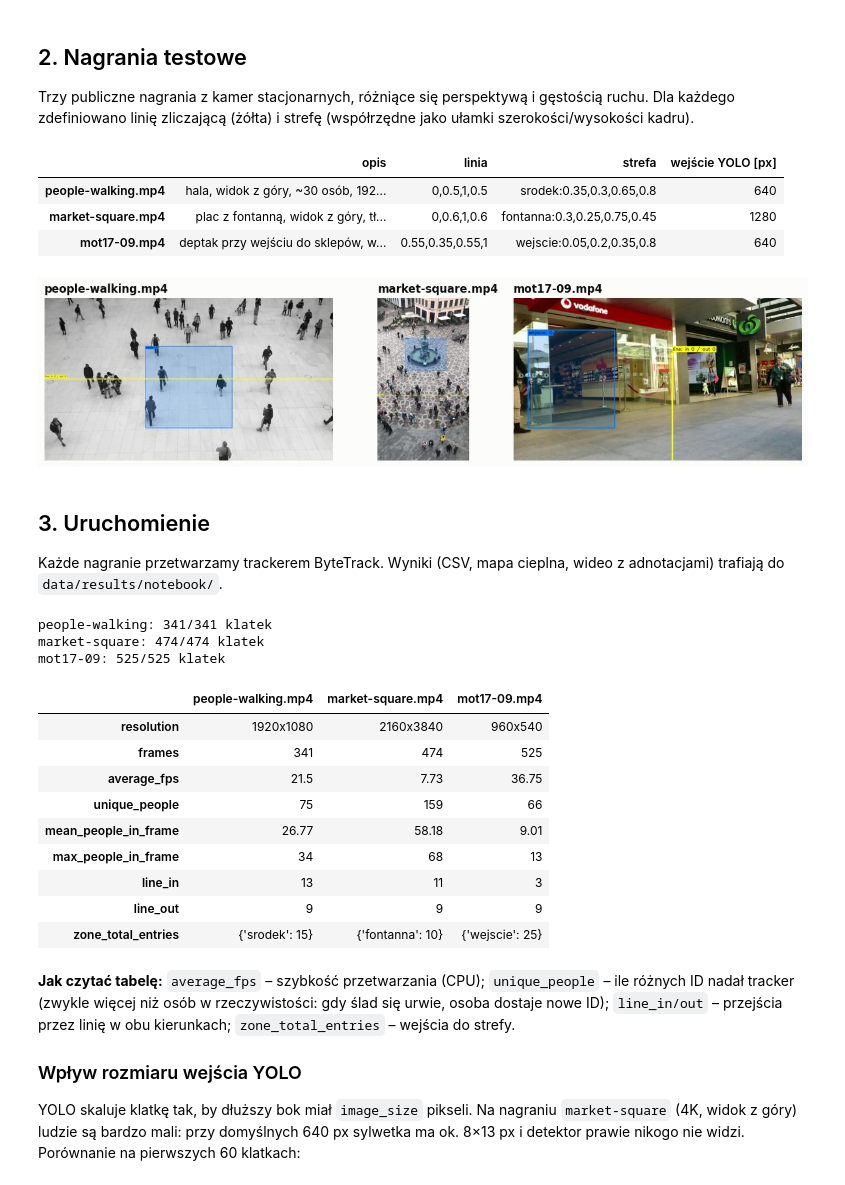
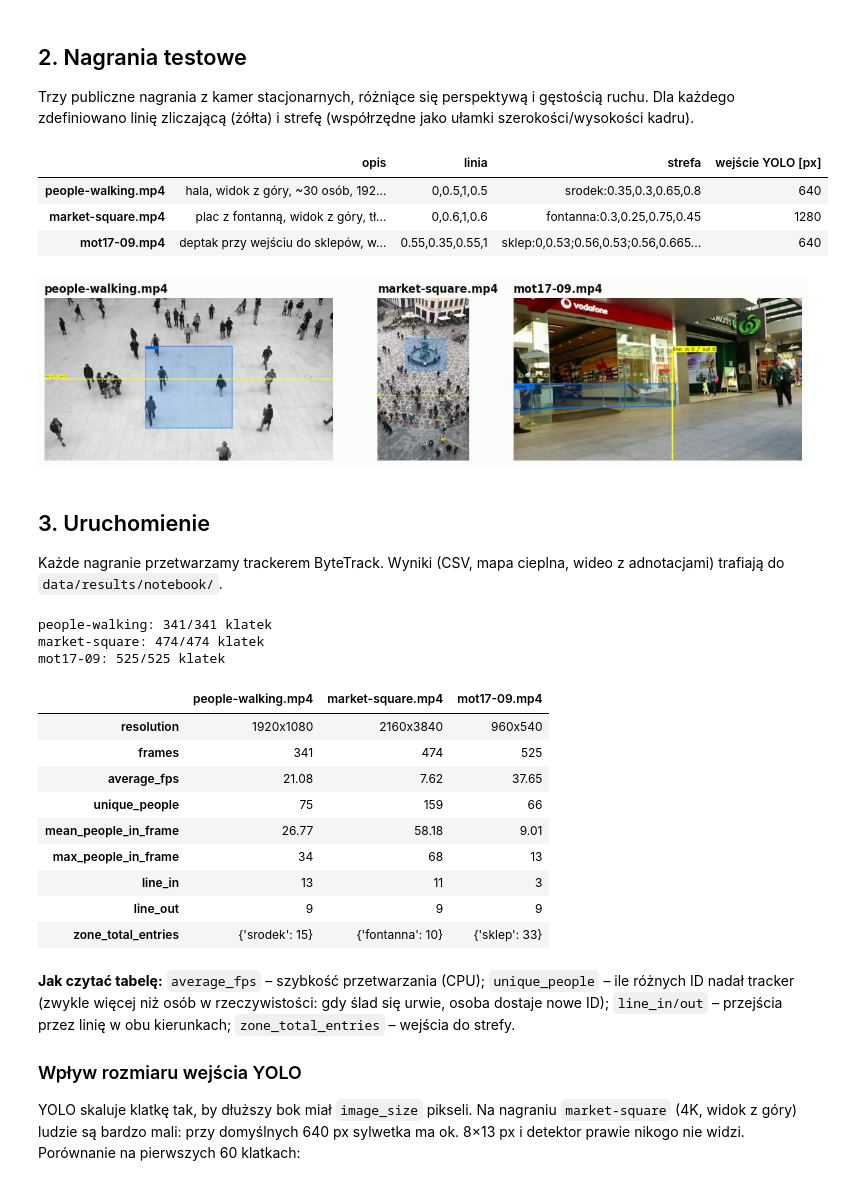
Before and after one commit to OutlanderWW/AIIN, a Jupyter notebook: demo.ipynb, the cells around one changed output. Drawn from its saved outputs; the diff is of its cells as text; code cells hidden in the pictures.

```diff
--- a/demo.ipynb
+++ b/demo.ipynb
@@ -62,36 +62,36 @@ Dla każdego zdefiniowano linię zliczającą (żółta) i strefę (współrzęd
 # %%
 %matplotlib inline
 %config InlineBackend.figure_formats = ["jpeg"]  # zdjęcia w JPEG – mniejszy plik notebooka
 import cv2
 import matplotlib.pyplot as plt
 import pandas as pd
 from IPython.display import display
 
 from analysis import LineCounter, ZoneMonitor
 from analysis.trajectory_analysis import occupancy_heatmap, summarize_tracks
 from runner import RunConfig, parse_line, parse_zone, run
-from videos import TEST_VIDEOS, download_test_videos
+from videos import NOTEBOOK_VIDEOS, TEST_VIDEOS, download_test_videos
 from visualization import draw_line_counter, draw_zones
 from visualization import plots
 
 pd.set_option("display.precision", 2)
 RESULTS = "data/results/notebook"
 
 
 def show(fig):
     display(fig)
     plt.close(fig)
 
 
-paths = download_test_videos()
+paths = download_test_videos(NOTEBOOK_VIDEOS)
 pd.DataFrame({name: {"opis": info["description"], "linia": info["line"], "strefa": info["zones"][0],
                      "wejście YOLO [px]": info["image_size"]}
-              for name, info in TEST_VIDEOS.items()}).T
+              for name, info in TEST_VIDEOS.items() if name in paths}).T
 # %% [output]
 |  | opis | linia | strefa | wejście YOLO [px] |
 | people-walking.mp4 | hala, widok z góry, ~30 osób, 192... | 0,0.5,1,0.5 | srodek:0.35,0.3,0.65,0.8 | 640 |
 | market-square.mp4 | plac z fontanną, widok z góry, tł... | 0,0.6,1,0.6 | fontanna:0.3,0.25,0.75,0.45 | 1280 |
-| mot17-09.mp4 | deptak przy wejściu do sklepów, w... | 0.55,0.35,0.55,1 | wejscie:0.05,0.2,0.35,0.8 | 640 |
+| mot17-09.mp4 | deptak przy wejściu do sklepów, w... | 0.55,0.35,0.55,1 | sklep:0,0.53;0.56,0.53;0.56,0.665... | 640 |
 # %%
 fig, axes = plt.subplots(1, 3, figsize=(15, 6), gridspec_kw={"width_ratios": [16 / 9, 9 / 16, 16 / 9]})
 for ax, (name, path) in zip(axes, paths.items()):
@@ -106,7 +106,7 @@ for ax, (name, path) in zip(axes, paths.items()):
     ax.set_axis_off()
 show(fig)
 # %% [output]
-[figure, old version]
+[figure, new version]
 # %% [markdown]
 ## 3. Uruchomienie
 
@@ -137,13 +137,13 @@ mot17-09: 525/525 klatek
 |  | people-walking.mp4 | market-square.mp4 | mot17-09.mp4 |
 | resolution | 1920x1080 | 2160x3840 | 960x540 |
 | frames | 341 | 474 | 525 |
-| average_fps | 21.5 | 7.73 | 36.75 |
+| average_fps | 21.08 | 7.62 | 37.65 |
 | unique_people | 75 | 159 | 66 |
 | mean_people_in_frame | 26.77 | 58.18 | 9.01 |
 | max_people_in_frame | 34 | 68 | 13 |
 | line_in | 13 | 11 | 3 |
 | line_out | 9 | 9 | 9 |
-| zone_total_entries | {'srodek': 15} | {'fontanna': 10} | {'wejscie': 25} |
+| zone_total_entries | {'srodek': 15} | {'fontanna': 10} | {'sklep': 33} |
 # %% [markdown]
 **Jak czytać tabelę:** `average_fps` – szybkość przetwarzania (CPU); `unique_people` – ile różnych ID nadał tracker
 (zwykle więcej niż osób w rzeczywistości: gdy ślad się urwie, osoba dostaje nowe ID); `line_in/out` – przejścia
```
Also changed, not shown: parts of 3 cells of this notebook, 7 other files.
